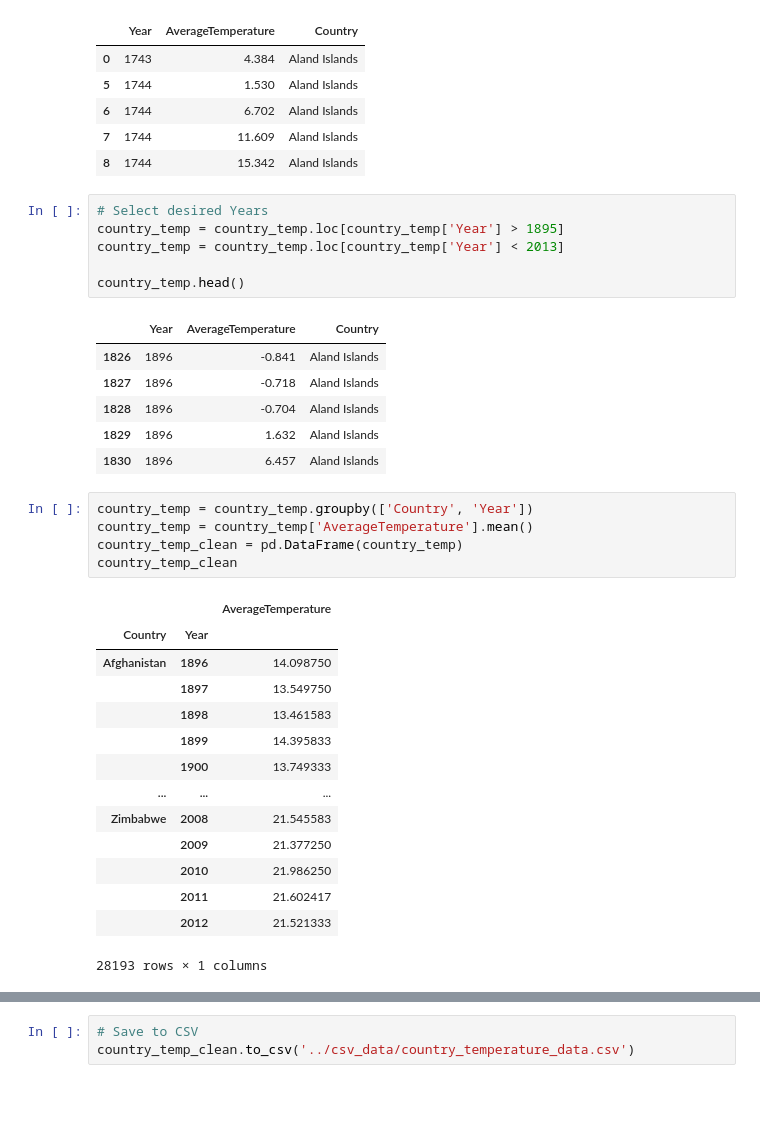
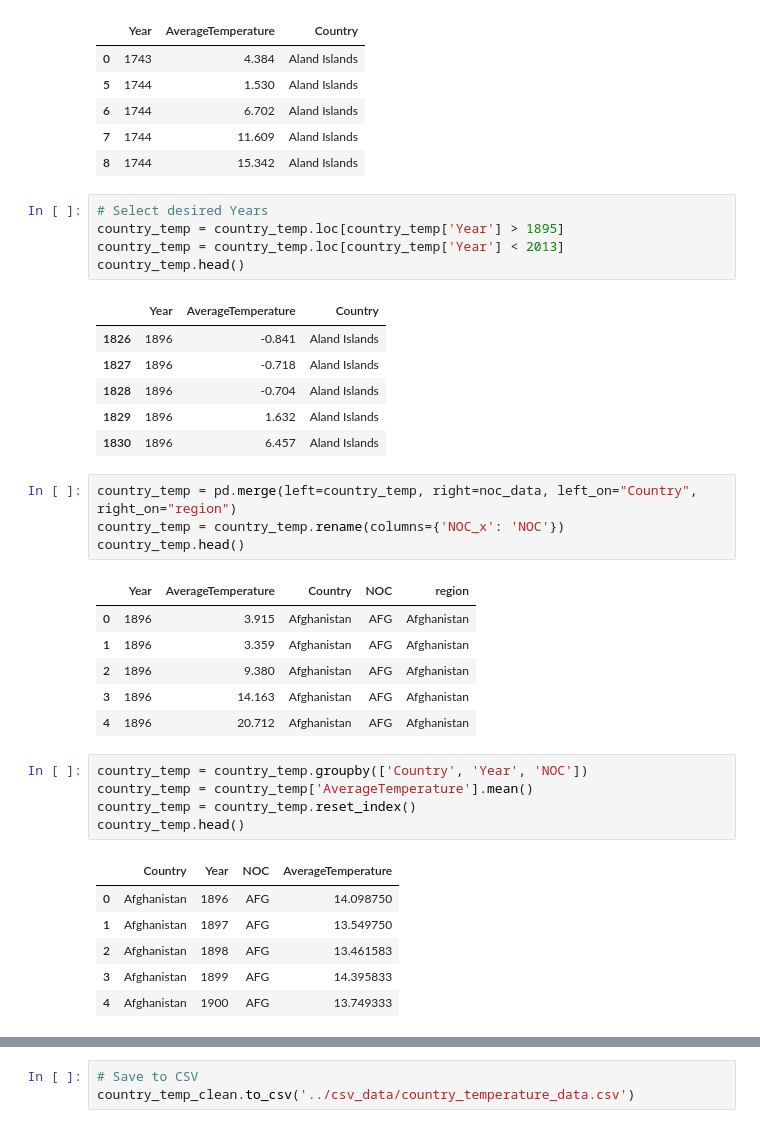
Before and after one commit to BPayne-216/project2_group4, a Jupyter notebook: DataCleanUp/DF_CleanUP.ipynb, the cells around one changed output, grey strips where cells are left out. Drawn from its saved outputs; the diff is of its cells as text; blank space fills up the shorter version.

```diff
--- a/DataCleanUp/DF_CleanUP.ipynb
+++ b/DataCleanUp/DF_CleanUP.ipynb
@@ -154,7 +155,6 @@ country_temp.head()
 # Select desired Years
 country_temp = country_temp.loc[country_temp['Year'] > 1895]
 country_temp = country_temp.loc[country_temp['Year'] < 2013]
-
 country_temp.head()
 # %% [output]
 |  | Year | AverageTemperature | Country |
@@ -163,23 +163,26 @@ country_temp.head()
 | 1828 | 1896 | -0.704 | Aland Islands |
 | 1829 | 1896 | 1.632 | Aland Islands |
 | 1830 | 1896 | 6.457 | Aland Islands |
+# %%
+country_temp = pd.merge(left=country_temp, right=noc_data, left_on="Country", right_on="region")
+country_temp = country_temp.rename(columns={'NOC_x': 'NOC'})
+country_temp.head()
+# %% [output]
+|  | Year | AverageTemperature | Country | NOC | region |
+| 0 | 1896 | 3.915 | Afghanistan | AFG | Afghanistan |
+| 1 | 1896 | 3.359 | Afghanistan | AFG | Afghanistan |
+| 2 | 1896 | 9.380 | Afghanistan | AFG | Afghanistan |
+| 3 | 1896 | 14.163 | Afghanistan | AFG | Afghanistan |
+| 4 | 1896 | 20.712 | Afghanistan | AFG | Afghanistan |
 # %%
-country_temp = country_temp.groupby(['Country', 'Year'])
+country_temp = country_temp.groupby(['Country', 'Year', 'NOC'])
 country_temp = country_temp['AverageTemperature'].mean()
-country_temp_clean = pd.DataFrame(country_temp)
-country_temp_clean
+country_temp = country_temp.reset_index()
+country_temp.head()
 # %% [output]
-|  |  | AverageTemperature |
-| Country | Year |  |
-| Afghanistan | 1896 | 14.098750 |
-|  | 1897 | 13.549750 |
-|  | 1898 | 13.461583 |
-|  | 1899 | 14.395833 |
-|  | 1900 | 13.749333 |
-| ... | ... | ... |
-| Zimbabwe | 2008 | 21.545583 |
-|  | 2009 | 21.377250 |
-|  | 2010 | 21.986250 |
-|  | 2011 | 21.602417 |
-|  | 2012 | 21.521333 |
+|  | Country | Year | NOC | AverageTemperature |
+| 0 | Afghanistan | 1896 | AFG | 14.098750 |
+| 1 | Afghanistan | 1897 | AFG | 13.549750 |
+| 2 | Afghanistan | 1898 | AFG | 13.461583 |
+| 3 | Afghanistan | 1899 | AFG | 14.395833 |
+| 4 | Afghanistan | 1900 | AFG | 13.749333 |
-28193 rows × 1 columns
```
Also changed, not shown: parts of 22 cells of this notebook, 7 other files.
